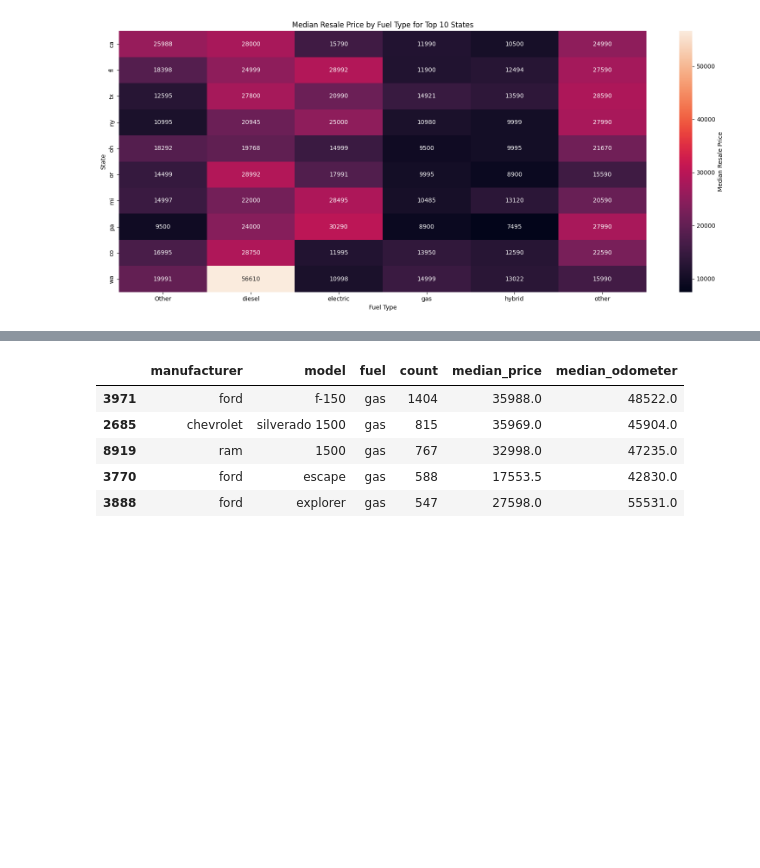
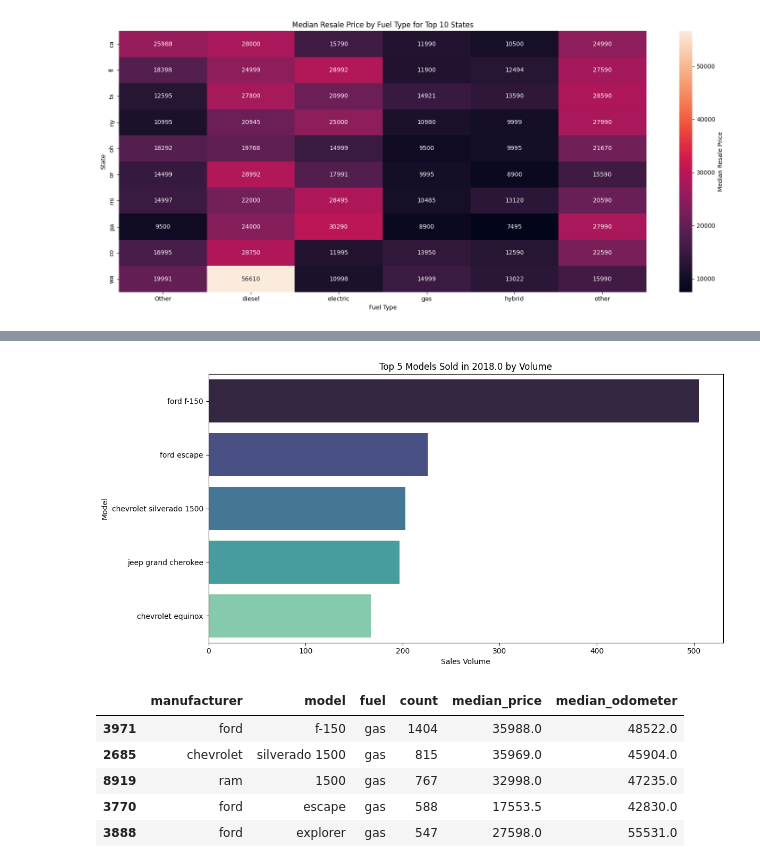
Before and after one commit to batrarajeev-dev/UCB_project, a Jupyter notebook: Module11/prompt_II_project.ipynb, the cells around one changed output, grey strips where cells are left out. Cells and saved outputs as stored; diff of their text form; code cells hidden in the pictures; blank space fills up the shorter version.

```diff
--- a/Module11/prompt_II_project.ipynb
+++ b/Module11/prompt_II_project.ipynb
@@ -983,3 +949,29 @@ plt.show()
 <Figure size 1600x700 with 0 Axes>
 [figure]
 [figure]
+# %%
+# Identify the year with the highest number of sales
+year_counts = df_plot['year'].value_counts()
+top_year = year_counts.idxmax()
+top_year_count = year_counts.max()
+top_year_category = df_plot.loc[df_plot['year'] == top_year, 'year_category'].iloc[0]
+
+print(f"Year with most sales: {top_year}")
+print(f"Sales volume in that year: {top_year_count}")
+print(f"Year category: {top_year_category}")
+
+# Get the top 5 models sold in that year with median price and volume
+top_models_year = (
+    df_plot[df_plot['year'] == top_year]
+    .groupby(['manufacturer', 'model'])
+    .agg(
+        volume=('price', 'size'),
+        median_price=('price', 'median'),
+        median_odometer=('odometer', 'median')
+    )
+    .reset_index()
+    .sort_values(by='volume', ascending=False)
+    .head(5)
+)
+
+display(top_models_year)
@@ -986,3 +988,20 @@ plt.show()
+# %%
+top_models_year['model_label'] = top_models_year['manufacturer'] + ' ' + top_models_year['model']
+
+plt.figure(figsize=(12, 6))
+sns.barplot(
+    data=top_models_year,
+    x='volume',
+    y='model_label',
+    palette='mako'
+)
+plt.title(f'Top 5 Models Sold in {top_year} by Volume')
+plt.xlabel('Sales Volume')
+plt.ylabel('Model')
+plt.tight_layout()
+plt.show()
+# %% [output]
+[figure, added]
 # %%
 current_year_category = 'New (Last 5 Years)'
 
```
Also changed, not shown: parts of 9 cells of this notebook, 2 other files.
